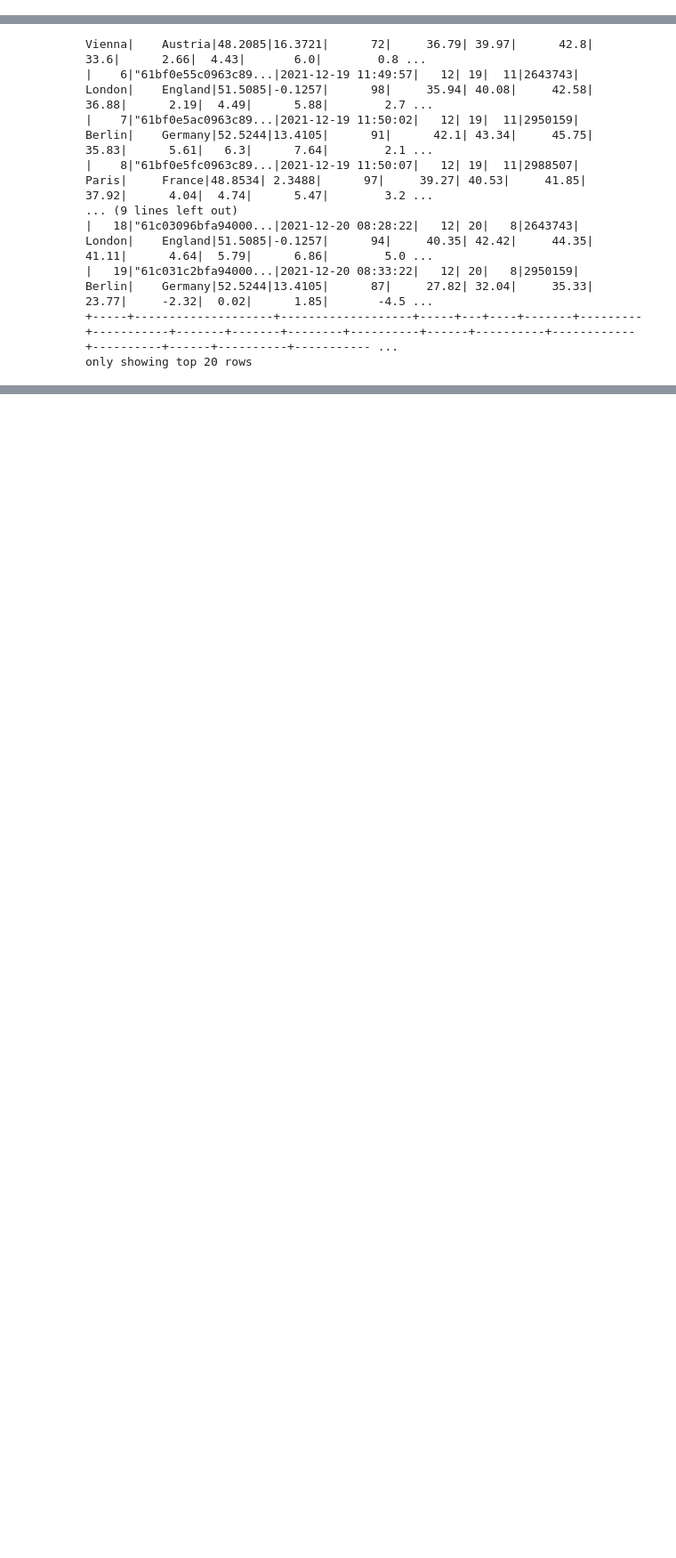
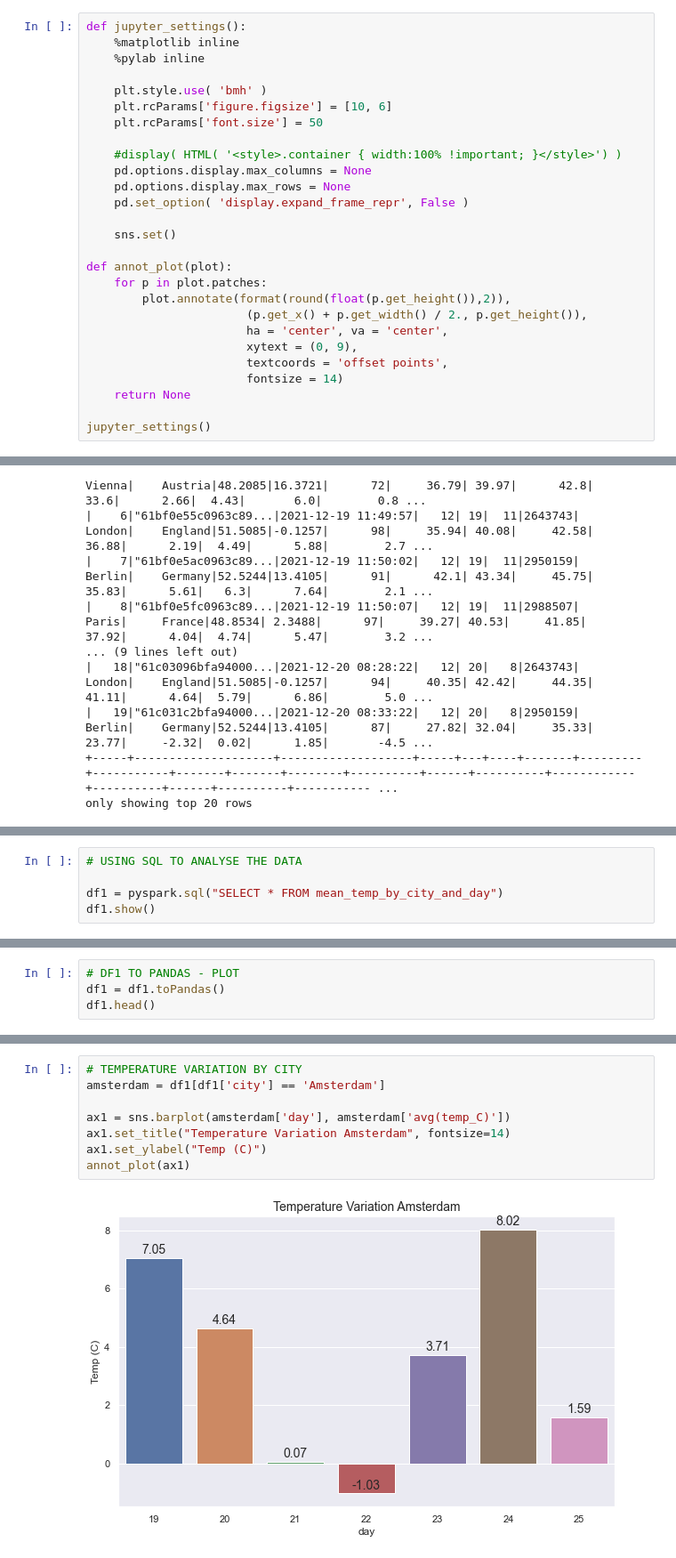
Before and after one commit to felipedmnq/streaming-weather-kafka, a Jupyter notebook: pyspark/notebooks/pyspark_analysis.ipynb, the cells around one changed output, grey strips where cells are left out. Shown at 89% size. Cells and saved outputs as stored; diff of their text form; blank space fills up the shorter version.

Commit message:
data analysis

```diff
--- a/pyspark/notebooks/pyspark_analysis.ipynb
+++ b/pyspark/notebooks/pyspark_analysis.ipynb
@@ -7,0 +17,27 @@ from pyspark.sql import SparkSession
+# %%
+def jupyter_settings():
+    %matplotlib inline
+    %pylab inline
+
+    plt.style.use( 'bmh' )
+    plt.rcParams['figure.figsize'] = [10, 6]
+    plt.rcParams['font.size'] = 50
+
+    #display( HTML( '<style>.container { width:100% !important; }</style>') )
+    pd.options.display.max_columns = None
+    pd.options.display.max_rows = None
+    pd.set_option( 'display.expand_frame_repr', False )
+
+    sns.set()
+
+def annot_plot(plot):
+    for p in plot.patches:
+        plot.annotate(format(round(float(p.get_height()),2)),
+                       (p.get_x() + p.get_width() / 2., p.get_height()),
+                       ha = 'center', va = 'center',
+                       xytext = (0, 9),
+                       textcoords = 'offset points',
+                       fontsize = 14)
+    return None
+
+jupyter_settings()
@@ -36,0 +152,5 @@ only showing top 20 rows
+# %%
+# USING SQL TO ANALYSE THE DATA
+
+df1 = pyspark.sql("SELECT * FROM mean_temp_by_city_and_day")
+df1.show()
@@ -36,0 +175,4 @@ only showing top 20 rows
+# %%
+# DF1 TO PANDAS - PLOT
+df1 = df1.toPandas()
+df1.head()
@@ -36,0 +186,10 @@ only showing top 20 rows
+# %%
+# TEMPERATURE VARIATION BY CITY
+amsterdam = df1[df1['city'] == 'Amsterdam']
+
+ax1 = sns.barplot(amsterdam['day'], amsterdam['avg(temp_C)'])
+ax1.set_title("Temperature Variation Amsterdam", fontsize=14)
+ax1.set_ylabel("Temp (C)")
+annot_plot(ax1)
+# %% [output]
+[figure, added]
```
Also changed, not shown: parts of 23 cells of this notebook.
